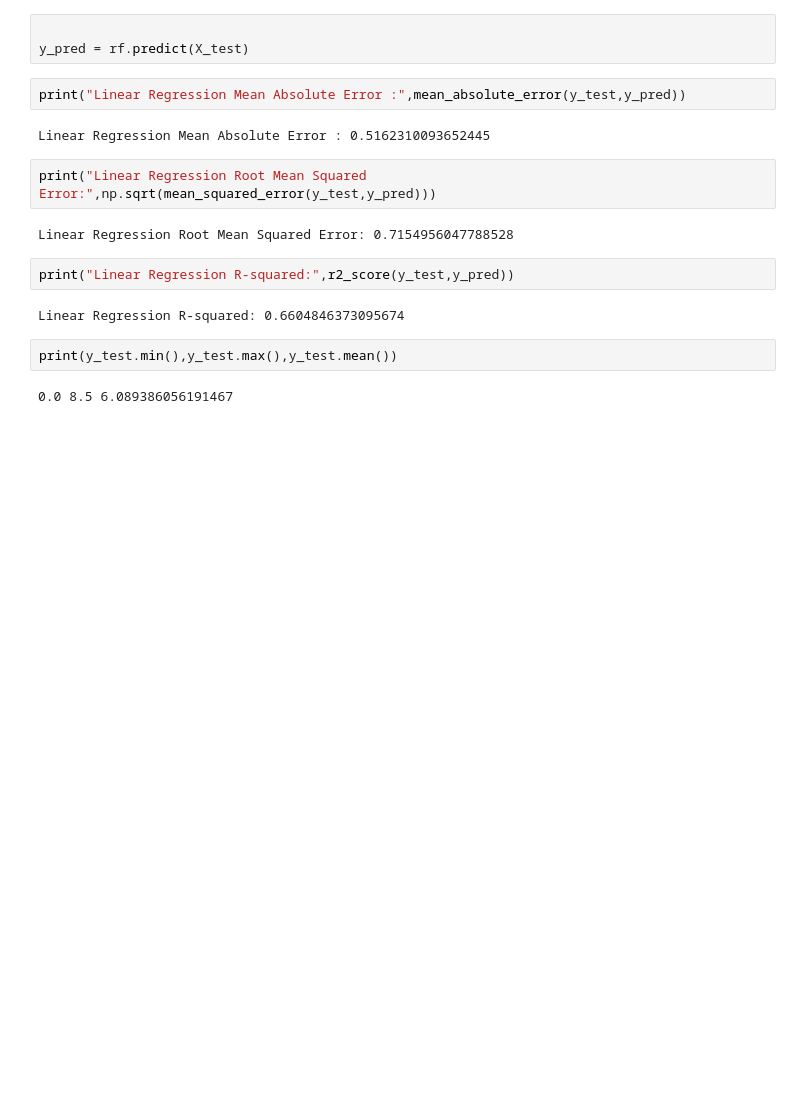
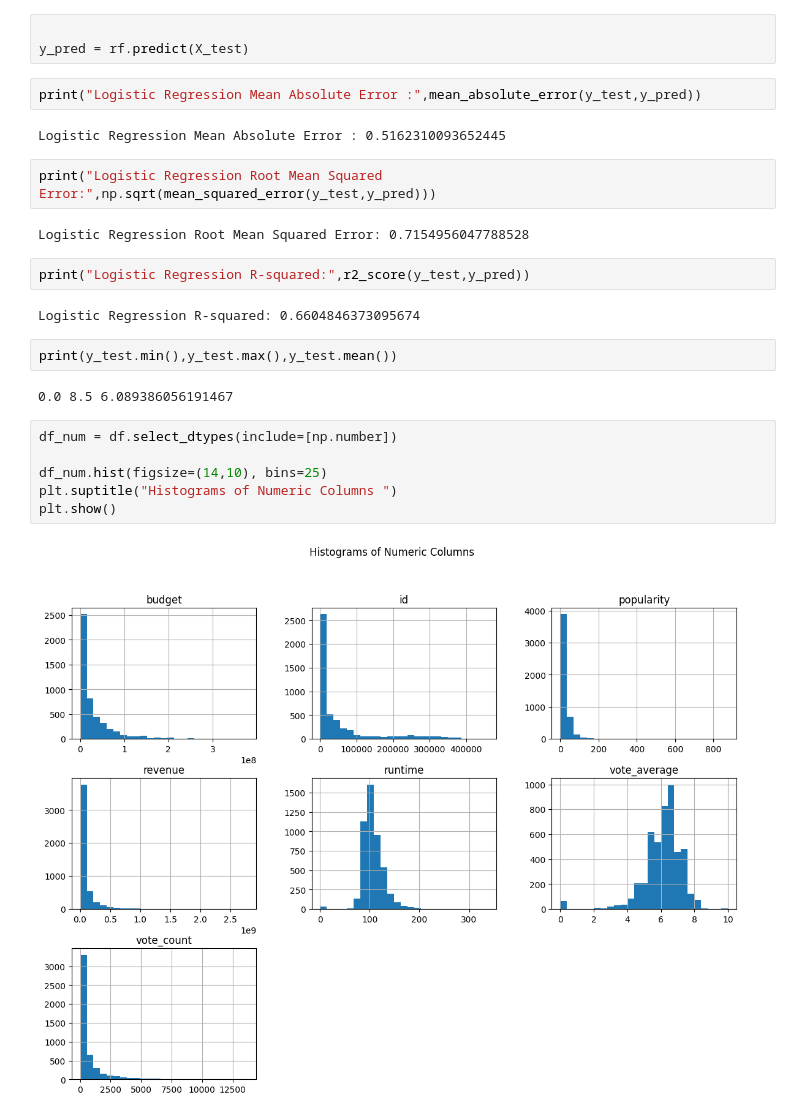
Before and after one commit to leazi99/Movie-recomendation-system, a Jupyter notebook: Untitled.ipynb, the cells around one changed output. Cells and saved outputs as stored; diff of their text form; blank space fills up the shorter version.

```diff
--- a/Untitled.ipynb
+++ b/Untitled.ipynb
@@ -480,18 +480,26 @@ RandomForestRegressor(random_state=42)
 
 y_pred = rf.predict(X_test)
 # %%
-print("Linear Regression Mean Absolute Error :",mean_absolute_error(y_test,y_pred))
+print("Logistic Regression Mean Absolute Error :",mean_absolute_error(y_test,y_pred))
 # %% [output]
-Linear Regression Mean Absolute Error : 0.5162310093652445
+Logistic Regression Mean Absolute Error : 0.5162310093652445
 # %%
-print("Linear Regression Root Mean Squared Error:",np.sqrt(mean_squared_error(y_test,y_pred)))
+print("Logistic Regression Root Mean Squared Error:",np.sqrt(mean_squared_error(y_test,y_pred)))
 # %% [output]
-Linear Regression Root Mean Squared Error: 0.7154956047788528
+Logistic Regression Root Mean Squared Error: 0.7154956047788528
 # %%
-print("Linear Regression R-squared:",r2_score(y_test,y_pred))
+print("Logistic Regression R-squared:",r2_score(y_test,y_pred))
 # %% [output]
-Linear Regression R-squared: 0.6604846373095674
+Logistic Regression R-squared: 0.6604846373095674
 # %%
 print(y_test.min(),y_test.max(),y_test.mean())
 # %% [output]
 0.0 8.5 6.089386056191467
+# %%
+df_num = df.select_dtypes(include=[np.number])
+
+df_num.hist(figsize=(14,10), bins=25)
+plt.suptitle("Histograms of Numeric Columns ")
+plt.show()
+# %% [output]
+[figure, added]
```
Also changed, not shown: parts of 3 cells of this notebook, 1 other file.
